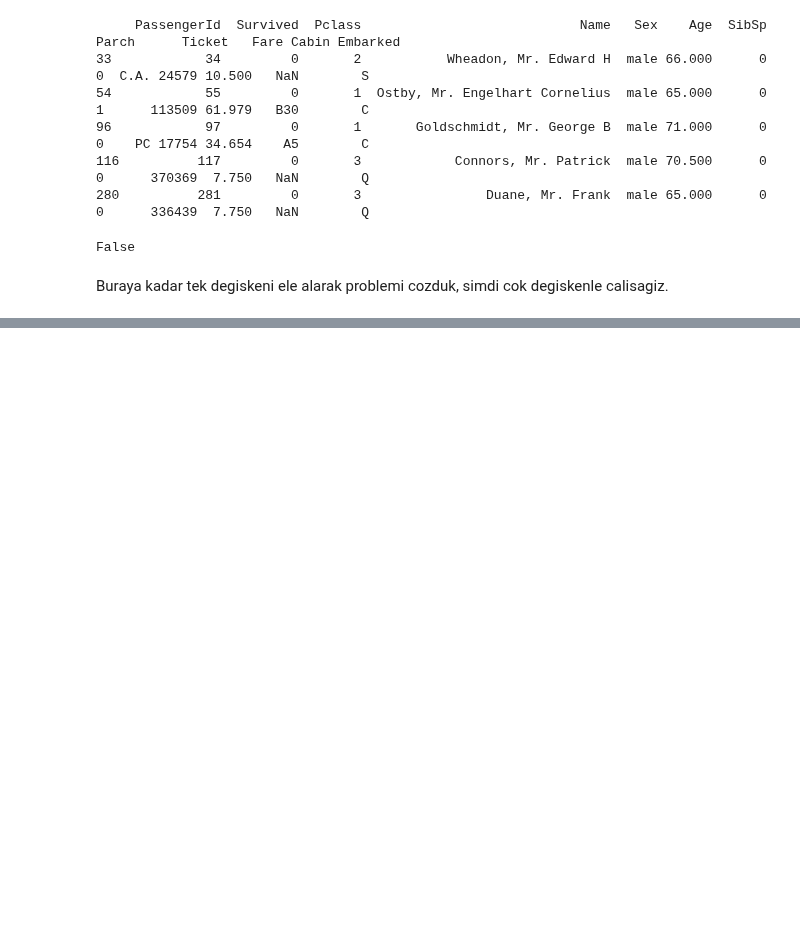
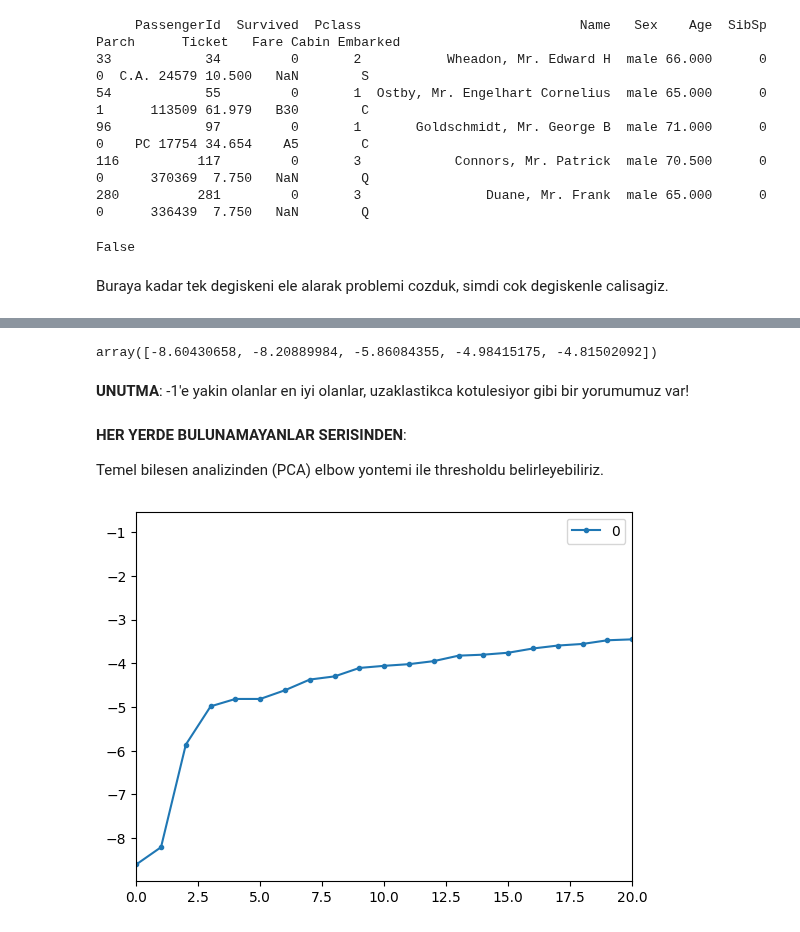
Before and after one commit to BioDiverseBits/Feature_Engineering, a Jupyter notebook: 1_Outliers/Outliers.ipynb, the cells around one changed output, grey strips where cells are left out. Cells and saved outputs as stored; diff of their text form; code cells hidden in the pictures; blank space fills up the shorter version.

Commit message:
Outliers topic is all covered.

```diff
--- a/1_Outliers/Outliers.ipynb
+++ b/1_Outliers/Outliers.ipynb
@@ -705,0 +761,14 @@ Elimizde iki degisken varken iki boyutlu gorsellestirebiliriz fakat ya elimizde
+# %%
+# import numpy as np
+# import pandas as pd
+# import seaborn as sns
+# from matplotlib import pyplot as plt
+# # !pip install missingno
+# import missingno as msno
+# from datetime import date
+# from sklearn.metrics import accuracy_score
+# from sklearn.model_selection import train_test_split
+# from sklearn.preprocessing import MinMaxScaler, LabelEncoder, StandardScaler, RobustScaler
+
+from sklearn.neighbors import LocalOutlierFactor  #Cok degiskenli outlier yakalama yontemi
+clf = LocalOutlierFactor(n_neighbors=20)
@@ -705,0 +780,3 @@ Elimizde iki degisken varken iki boyutlu gorsellestirebiliriz fakat ya elimizde
+# %%
+# Bu yontemi simdi veri setime uygulamam gerek.
+clf.fit_predict(df) # LOF scorelarini getirecek
@@ -705,0 +787,3 @@ Elimizde iki degisken varken iki boyutlu gorsellestirebiliriz fakat ya elimizde
+# %%
+# Takip edilebilirlik acisindan bu scorelari tutuyorum:
+df_score = clf.negative_outlier_factor_
@@ -705,0 +796,3 @@ Elimizde iki degisken varken iki boyutlu gorsellestirebiliriz fakat ya elimizde
+# %%
+# pozitife dondurmek icin:
+df_score = -df_score
@@ -705,0 +812,17 @@ Elimizde iki degisken varken iki boyutlu gorsellestirebiliriz fakat ya elimizde
+# %%
+np.sort(df_score)[0:5]
+# %% [output]
+array([-8.60430658, -8.20889984, -5.86084355, -4.98415175, -4.81502092])
+# %% [markdown]
+__UNUTMA__: -1'e yakin olanlar en iyi olanlar, uzaklastikca kotulesiyor gibi bir yorumumuz var!
+# %% [markdown]
+__HER YERDE BULUNAMAYANLAR SERISINDEN__:
+
+Temel bilesen analizinden (PCA) elbow yontemi ile thresholdu belirleyebiliriz.
+# %%
+from matplotlib import pyplot as plt
+scores = pd.DataFrame(np.sort(df_score))
+scores.plot(stacked=True, xlim=[0, 20], style='.-')
+plt.show()
+# %% [output]
+[figure, added]
```
Also changed, not shown: parts of 29 cells of this notebook.
